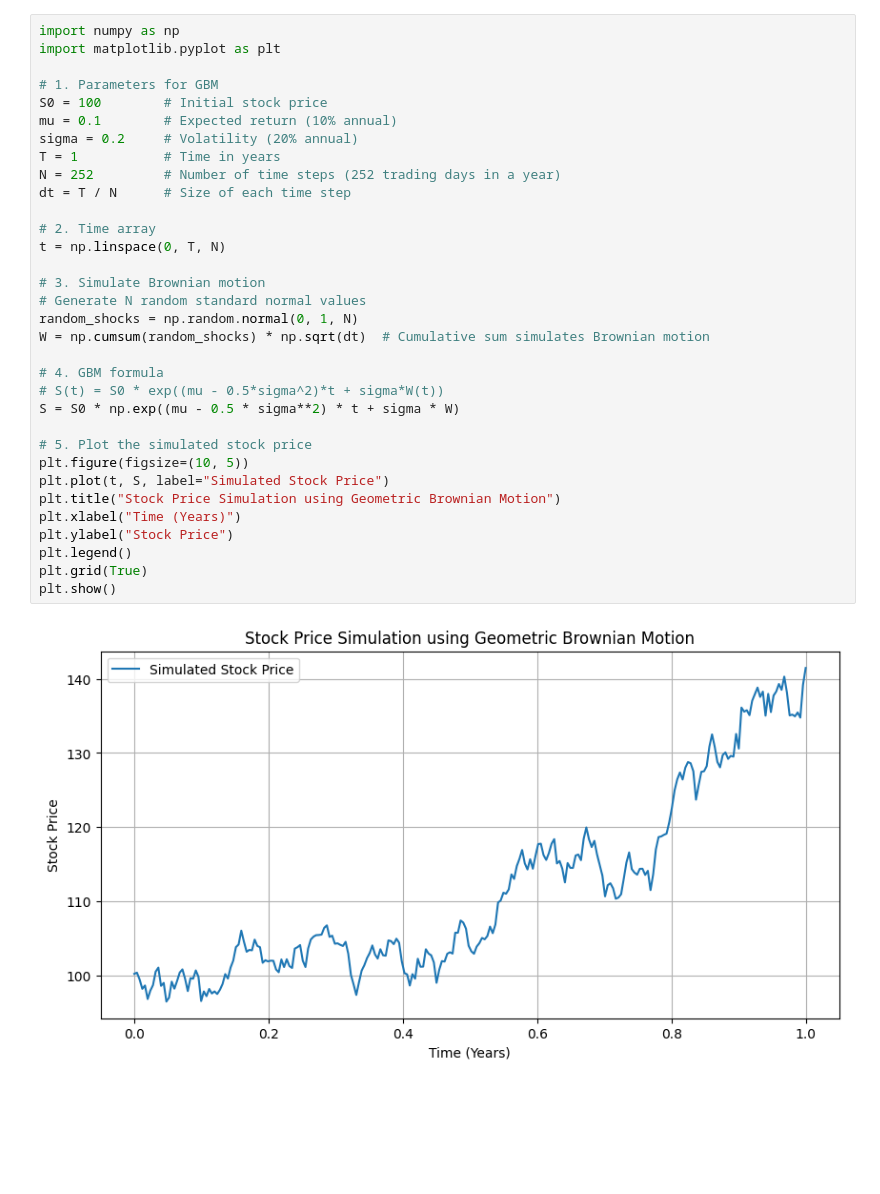
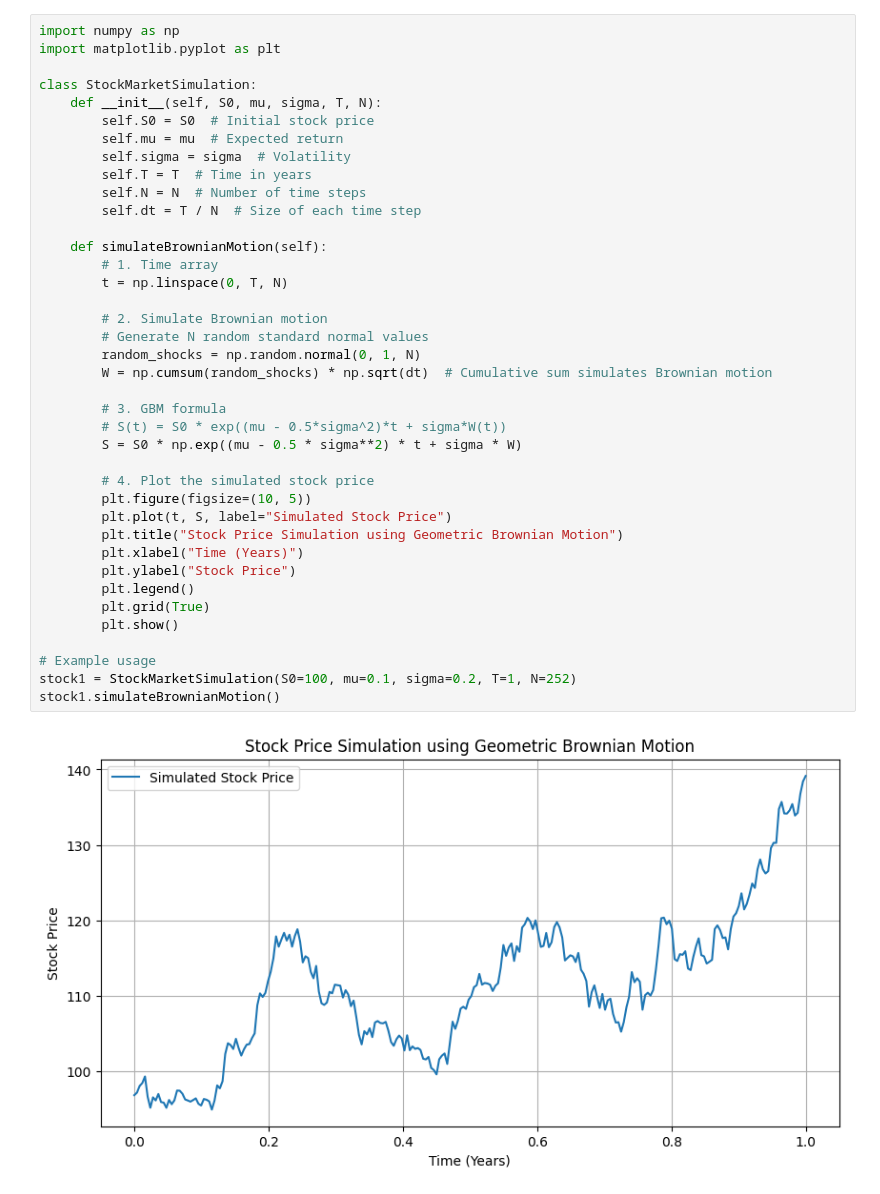
Before and after one commit to AgniprabhaGanguly/Stock-Market-Price-Simulation, a Jupyter notebook: main.ipynb, the cells around one changed output. Saved outputs shown, nothing was run; the diff lists cells and outputs as text; blank space fills up the shorter version.

```diff
--- a/main.ipynb
+++ b/main.ipynb
@@ -1,35 +1,41 @@
 # %%
 import numpy as np
 import matplotlib.pyplot as plt
 
-# 1. Parameters for GBM
-S0 = 100        # Initial stock price
-mu = 0.1        # Expected return (10% annual)
-sigma = 0.2     # Volatility (20% annual)
-T = 1           # Time in years
-N = 252         # Number of time steps (252 trading days in a year)
-dt = T / N      # Size of each time step
+class StockMarketSimulation:
+    def __init__(self, S0, mu, sigma, T, N):
+        self.S0 = S0  # Initial stock price
+        self.mu = mu  # Expected return
+        self.sigma = sigma  # Volatility
+        self.T = T  # Time in years
+        self.N = N  # Number of time steps
+        self.dt = T / N  # Size of each time step
 
-# 2. Time array
-t = np.linspace(0, T, N)
+    def simulateBrownianMotion(self):
+        # 1. Time array
+        t = np.linspace(0, T, N)
 
-# 3. Simulate Brownian motion
-# Generate N random standard normal values
-random_shocks = np.random.normal(0, 1, N)
-W = np.cumsum(random_shocks) * np.sqrt(dt)  # Cumulative sum simulates Brownian motion
+        # 2. Simulate Brownian motion
+        # Generate N random standard normal values
+        random_shocks = np.random.normal(0, 1, N)
+        W = np.cumsum(random_shocks) * np.sqrt(dt)  # Cumulative sum simulates Brownian motion
 
-# 4. GBM formula
-# S(t) = S0 * exp((mu - 0.5*sigma^2)*t + sigma*W(t))
-S = S0 * np.exp((mu - 0.5 * sigma**2) * t + sigma * W)
+        # 3. GBM formula
+        # S(t) = S0 * exp((mu - 0.5*sigma^2)*t + sigma*W(t))
+        S = S0 * np.exp((mu - 0.5 * sigma**2) * t + sigma * W)
 
-# 5. Plot the simulated stock price
-plt.figure(figsize=(10, 5))
-plt.plot(t, S, label="Simulated Stock Price")
-plt.title("Stock Price Simulation using Geometric Brownian Motion")
-plt.xlabel("Time (Years)")
-plt.ylabel("Stock Price")
-plt.legend()
-plt.grid(True)
-plt.show()
+        # 4. Plot the simulated stock price
+        plt.figure(figsize=(10, 5))
+        plt.plot(t, S, label="Simulated Stock Price")
+        plt.title("Stock Price Simulation using Geometric Brownian Motion")
+        plt.xlabel("Time (Years)")
+        plt.ylabel("Stock Price")
+        plt.legend()
+        plt.grid(True)
+        plt.show()
+
+# Example usage
+stock1 = StockMarketSimulation(S0=100, mu=0.1, sigma=0.2, T=1, N=252)
+stock1.simulateBrownianMotion()
 # %% [output]
-[figure, old version]
+[figure, new version]
```
